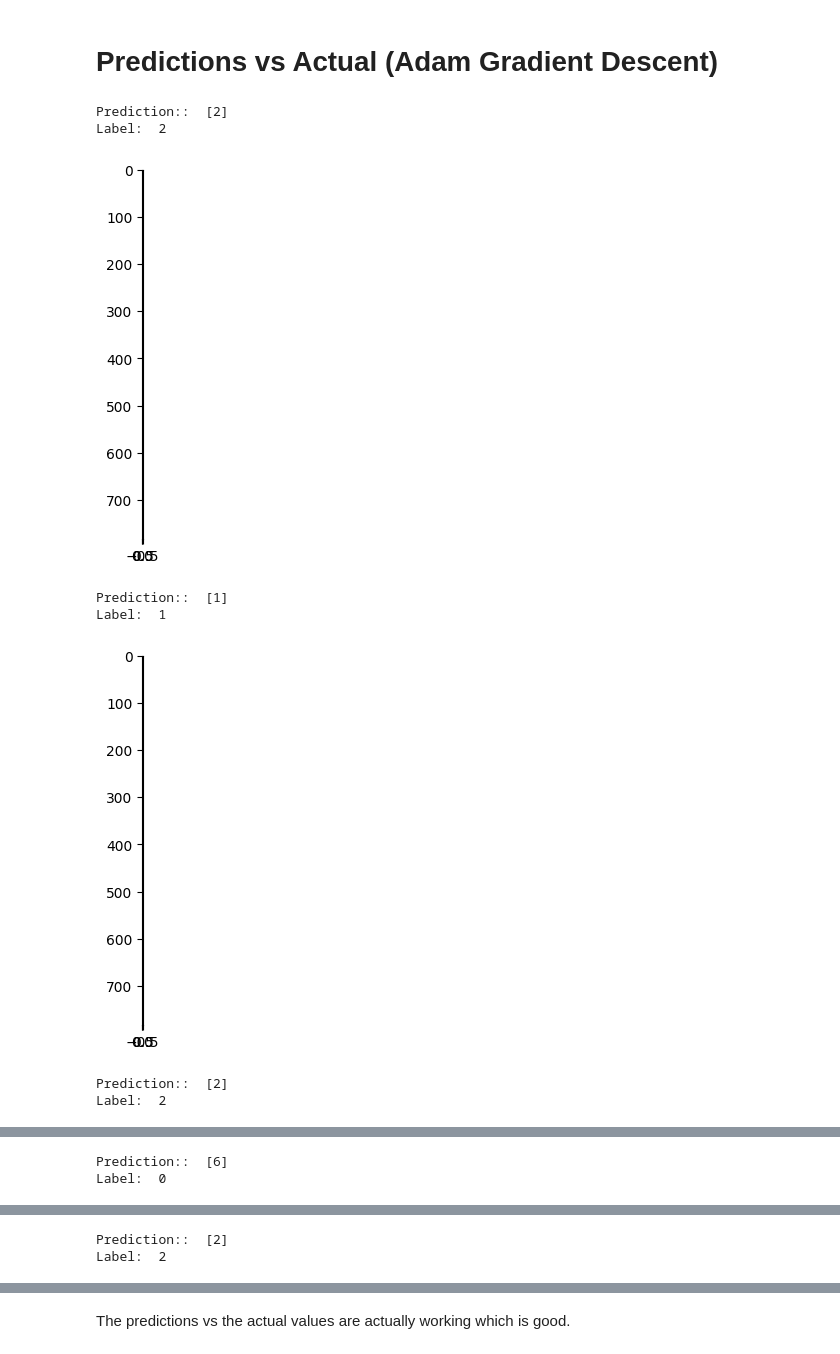
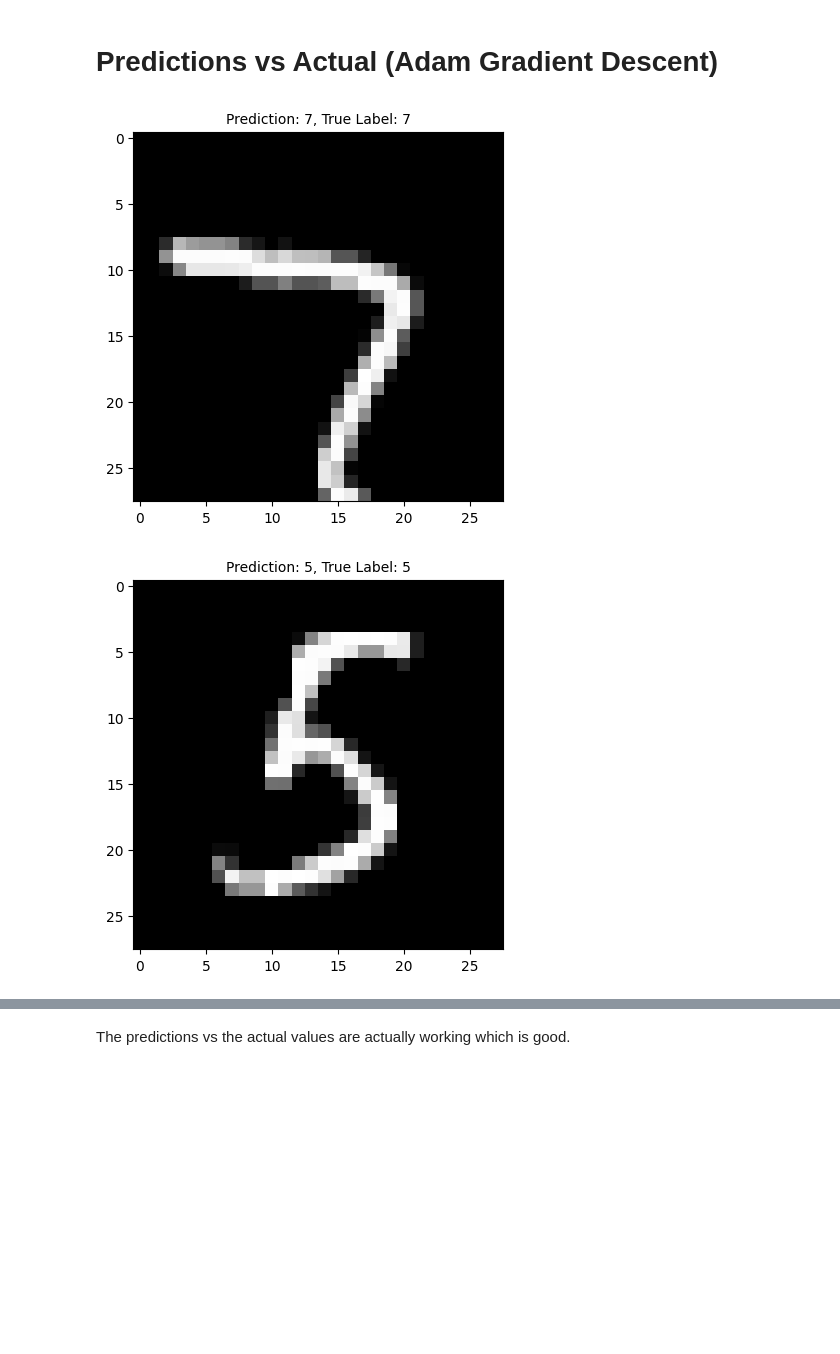
Before and after one commit to KantaS12/NN_Scratch, a Jupyter notebook: nn-from-scratch-mnist.ipynb, the cells around one changed output, grey strips where cells are left out. Saved outputs shown, nothing was run; the diff lists cells and outputs as text; code cells hidden in the pictures; blank space fills up the shorter version.

```diff
--- a/nn-from-scratch-mnist.ipynb
+++ b/nn-from-scratch-mnist.ipynb
@@ -431,22 +406,15 @@ def test_prediction(index, W1, b1, W2, b2, W3, b3, W4, b4, W5, b5):
     current_image = X_train[:, index, None]
     prediction = make_predict(X_train[:, index, None], W1, b1, W2, b2, W3, b3, W4, b4, W5, b5)
     label = Y_train[index]
-    print("Prediction:: ", prediction)
-    print("Label: ", label)
 
     current_img = current_image.reshape((28, 28)) * 255
     plt.gray()
-    plt.imshow(current_image, interpolation='nearest')
+    plt.imshow(current_img, interpolation='nearest')
+    plt.title(f"Prediction: {prediction[0]}, True Label: {label}", fontsize=10)
     plt.show()
 # %%
-for i in range(0, 50):
-    test_prediction(i, W1, b1, W2, b2, W3, b3, W4, b4, W5, b5)
+test_prediction(0, W1, b1, W2, b2, W3, b3, W4, b4, W5, b5)
+test_prediction(15, W1, b1, W2, b2, W3, b3, W4, b4, W5, b5)
 # %% [output]
-Prediction::  [2]
-Label:  2
-[figure, old version]
+[figure, new version]
-Prediction::  [1]
-Label:  1
-[figure, old version]
+[figure, new version]
-Prediction::  [2]
-Label:  2
@@ -454,2 +420,0 @@ Label:  2
-Prediction::  [6]
-Label:  0
@@ -457,2 +420,0 @@ Label:  0
-Prediction::  [2]
-Label:  2
```
Also changed, not shown: parts of 8 cells of this notebook.
